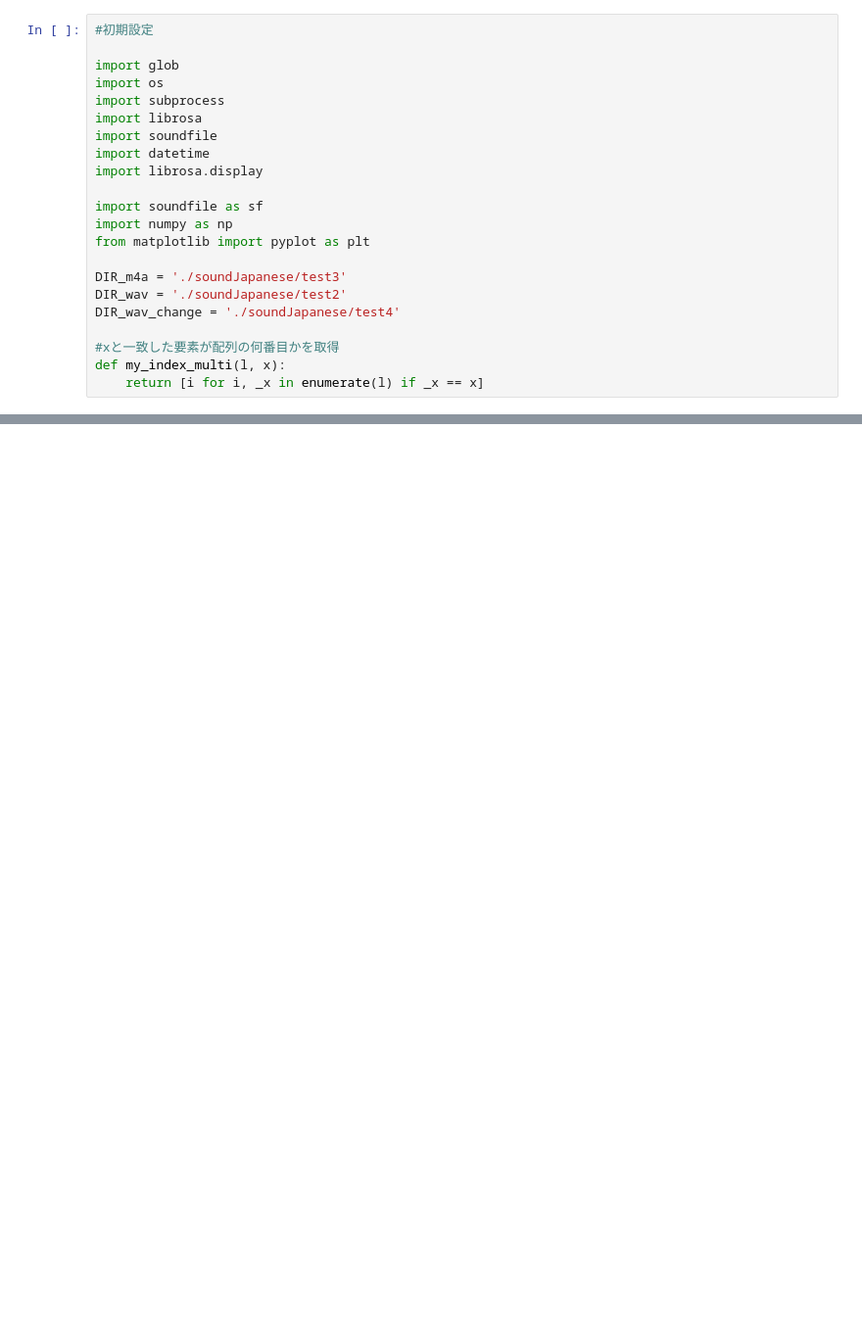
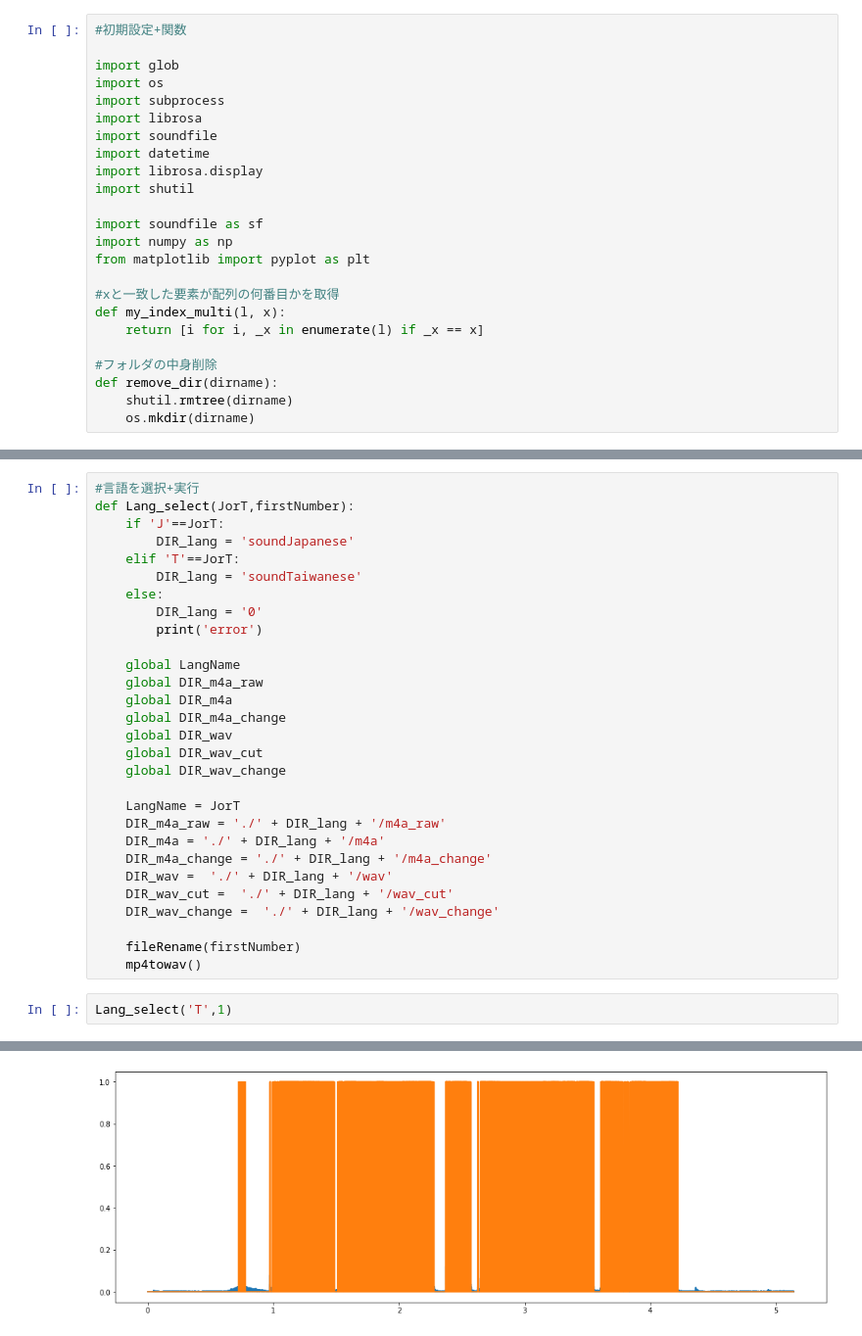
Before and after one commit to atamakonkurii/soundChange, a Jupyter notebook: soundChange.ipynb, the cells around one changed output, grey strips where cells are left out. Shown at 98% size. Drawn from its saved outputs; the diff is of its cells as text; blank space fills up the shorter version.

```diff
--- a/soundChange.ipynb
+++ b/soundChange.ipynb
@@ -1,5 +1,5 @@
 # %%
-#初期設定
+#初期設定+関数
 
 import glob
 import os
@@ -8,17 +8,19 @@ import librosa
 import soundfile
 import datetime
 import librosa.display
+import shutil
 
 import soundfile as sf
 import numpy as np
 from matplotlib import pyplot as plt
 
-DIR_m4a = './soundJapanese/test3'
-DIR_wav = './soundJapanese/test2'
-DIR_wav_change = './soundJapanese/test4'
-
 #xと一致した要素が配列の何番目かを取得
 def my_index_multi(l, x):
     return [i for i, _x in enumerate(l) if _x == x]
+
+#フォルダの中身削除
+def remove_dir(dirname):
+    shutil.rmtree(dirname)
+    os.mkdir(dirname)
 # %%
 #ファイルの名前づけ
@@ -67,0 +87,32 @@ for num in range(fileNum):
+# %%
+#言語を選択+実行
+def Lang_select(JorT,firstNumber):
+    if 'J'==JorT:
+        DIR_lang = 'soundJapanese'
+    elif 'T'==JorT:
+        DIR_lang = 'soundTaiwanese'
+    else:
+        DIR_lang = '0'
+        print('error')
+
+    global LangName
+    global DIR_m4a_raw
+    global DIR_m4a
+    global DIR_m4a_change
+    global DIR_wav
+    global DIR_wav_cut
+    global DIR_wav_change
+
+    LangName = JorT
+    DIR_m4a_raw = './' + DIR_lang + '/m4a_raw'
+    DIR_m4a = './' + DIR_lang + '/m4a'
+    DIR_m4a_change = './' + DIR_lang + '/m4a_change'
+    DIR_wav =  './' + DIR_lang + '/wav'
+    DIR_wav_cut =  './' + DIR_lang + '/wav_cut'
+    DIR_wav_change =  './' + DIR_lang + '/wav_change'
+
+    fileRename(firstNumber)
+    mp4towav()
+# %%
+Lang_select('T',1)
+# %% [output]
@@ -67,0 +120 @@ for num in range(fileNum):
+[figure, added]
```
Also changed, not shown: parts of 4 cells of this notebook.
